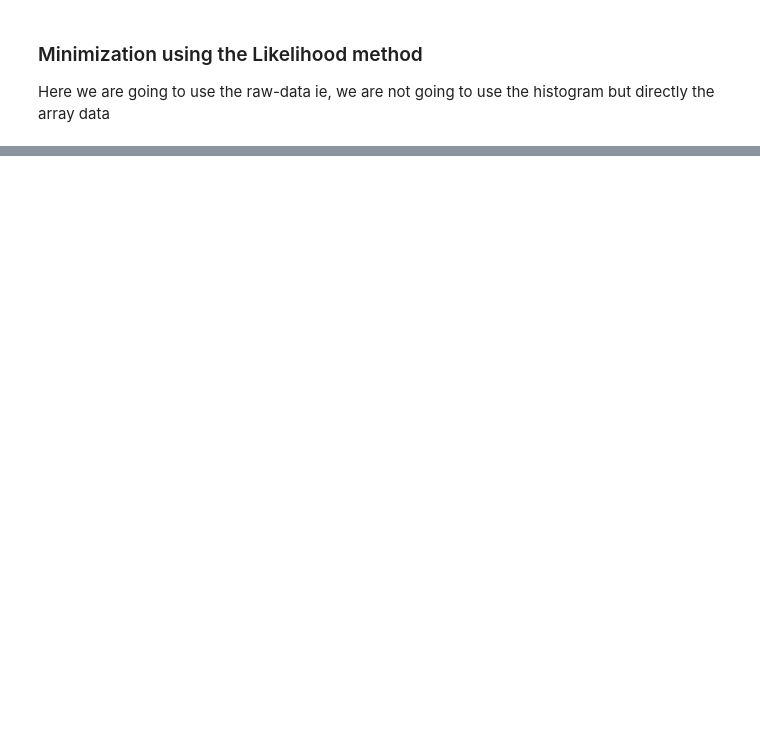
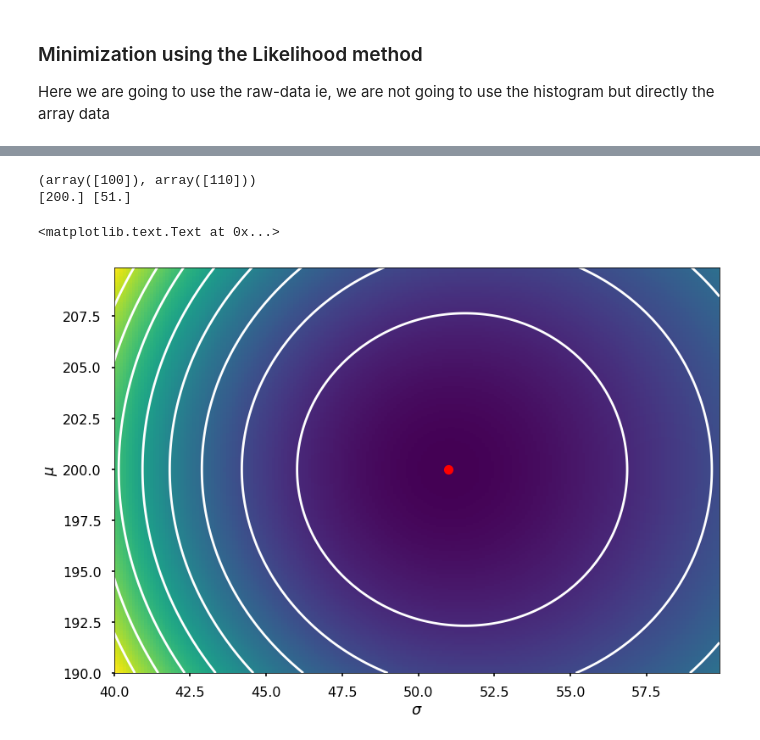
Before and after one commit to zemrude/PHYS-F-311, a Jupyter notebook: Fitting-Methods.ipynb, the cells around one changed output, grey strips where cells are left out. Saved outputs shown, nothing was run; the diff lists cells and outputs as text; code cells hidden in the pictures; blank space fills up the shorter version.

```diff
--- a/Fitting-Methods.ipynb
+++ b/Fitting-Methods.ipynb
@@ -223,0 +237,46 @@ plt.show()
+# %%
+# Make a grid scan of chi2 values:
+mumin = 190.
+mumax = 210.
+
+sigma_min = 40.
+sigma_max = 60
+mu_grid    = np.arange(mumin, mumax, 0.1)
+sigma_grid = np.arange(sigma_min, sigma_max, 0.1)
+
+L = []
+for m in mu_grid:
+    L_m = []
+    for s in sigma_grid:
+        P = gauss(data, m, s, 1.)
+        L_m.append(-np.sum(np.log(P)))
+
+    L.append(L_m)
+
+# a list of lists => a 2d array
+L = np.array(L)
+# %%
+i_best = np.where(L == L.min())
+
+print (i_best)
+
+mu_best = mu_grid[i_best[0]]
+sigma_best = sigma_grid[i_best[1]]
+
+print (mu_best, sigma_best)
+# %% [output]
+(array([100]), array([110]))
+[200.] [51.]
+# %%
+mesh = plt.pcolormesh(sigma_grid, mu_grid, L)
+
+cs = plt.contour(sigma_grid, mu_grid, L, np.linspace(L.min(),L.max(),10),colors='white')
+
+plt.plot(sigma_best, mu_best, marker='o',color='r')
+
+
+plt.xlabel('$\sigma$')
+plt.ylabel('$\mu$')
+# %% [output]
+<matplotlib.text.Text at 0x...>
+[figure, added]
```
Also changed, not shown: parts of 22 cells of this notebook.
